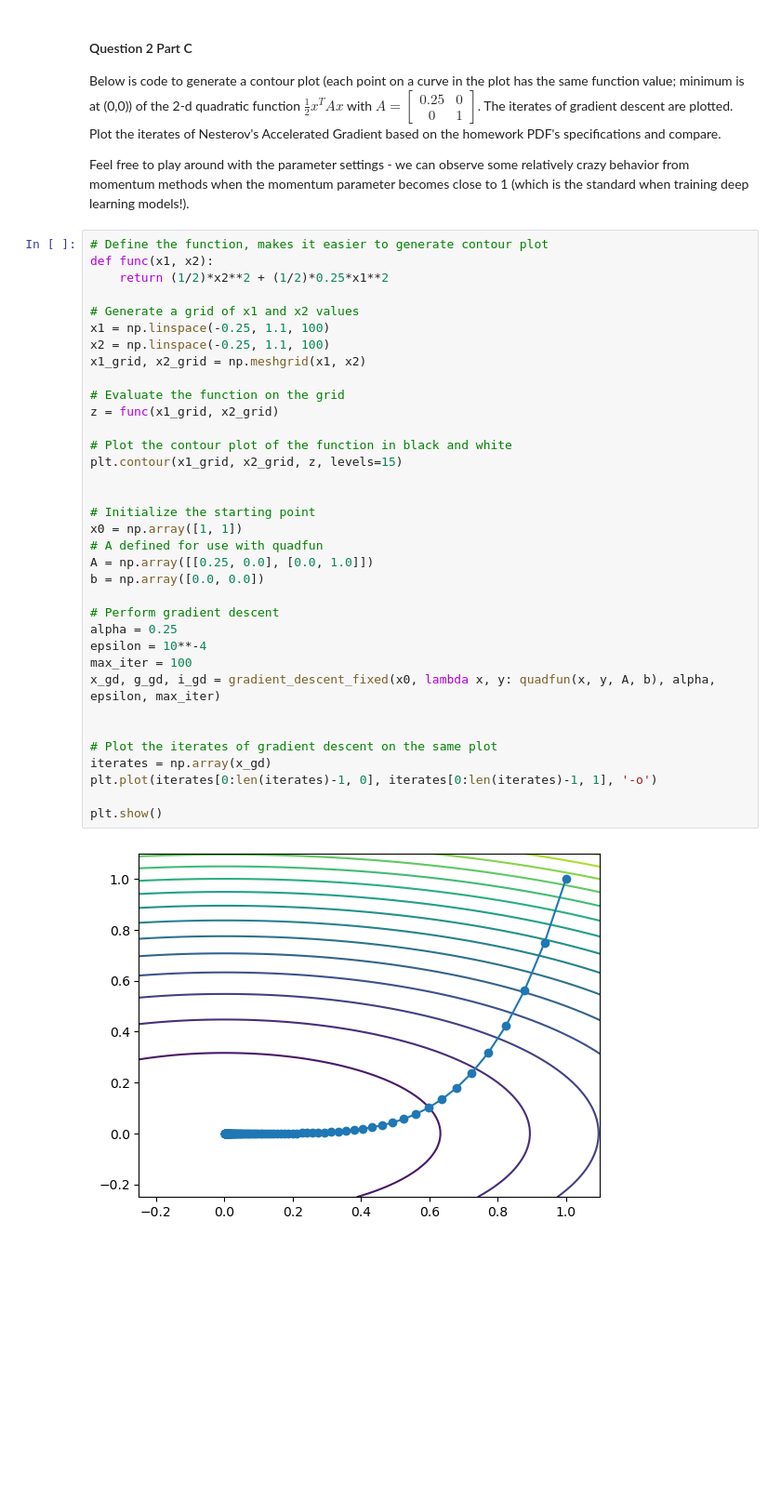
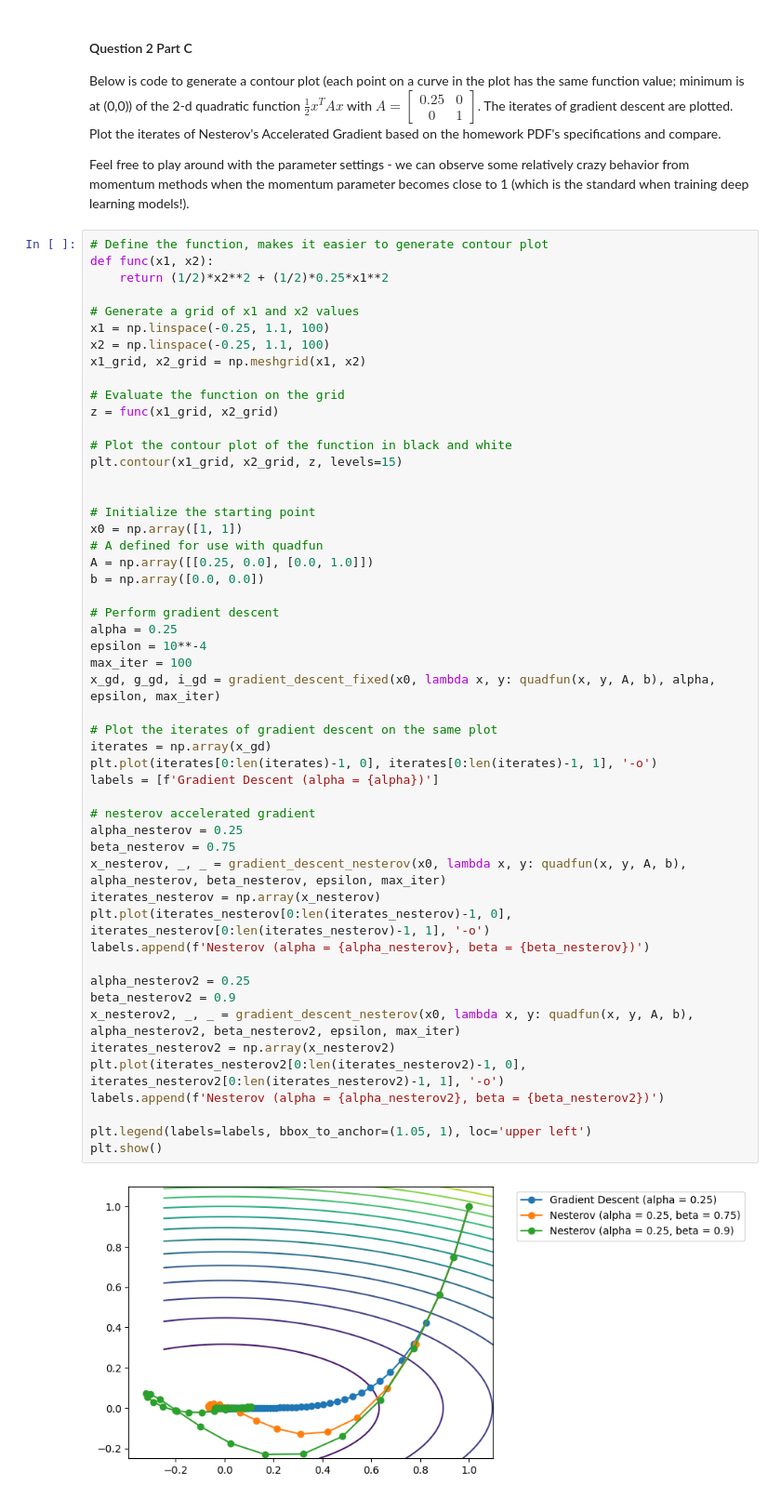
Before and after one commit to JoeLavond/STOR712, a Jupyter notebook: HW3_solution.ipynb, the cells around one changed output. Shown: that part at 93% size. Saved outputs shown, nothing was run; the diff lists cells and outputs as text; blank space fills up the shorter version.

```diff
--- a/HW3_solution.ipynb
+++ b/HW3_solution.ipynb
@@ -477,32 +478,48 @@ def func(x1, x2):
 # Generate a grid of x1 and x2 values
 x1 = np.linspace(-0.25, 1.1, 100)
 x2 = np.linspace(-0.25, 1.1, 100)
 x1_grid, x2_grid = np.meshgrid(x1, x2)
 
 # Evaluate the function on the grid
 z = func(x1_grid, x2_grid)
 
 # Plot the contour plot of the function in black and white
 plt.contour(x1_grid, x2_grid, z, levels=15)
 
 
 # Initialize the starting point
 x0 = np.array([1, 1])
 # A defined for use with quadfun
 A = np.array([[0.25, 0.0], [0.0, 1.0]])
 b = np.array([0.0, 0.0])
 
 # Perform gradient descent
 alpha = 0.25
 epsilon = 10**-4
 max_iter = 100
 x_gd, g_gd, i_gd = gradient_descent_fixed(x0, lambda x, y: quadfun(x, y, A, b), alpha, epsilon, max_iter)
 
-
 # Plot the iterates of gradient descent on the same plot
 iterates = np.array(x_gd)
 plt.plot(iterates[0:len(iterates)-1, 0], iterates[0:len(iterates)-1, 1], '-o')
+labels = [f'Gradient Descent (alpha = {alpha})']
 
+# nesterov accelerated gradient
+alpha_nesterov = 0.25
+beta_nesterov = 0.75
+x_nesterov, _, _ = gradient_descent_nesterov(x0, lambda x, y: quadfun(x, y, A, b), alpha_nesterov, beta_nesterov, epsilon, max_iter)
+iterates_nesterov = np.array(x_nesterov)
+plt.plot(iterates_nesterov[0:len(iterates_nesterov)-1, 0], iterates_nesterov[0:len(iterates_nesterov)-1, 1], '-o')
+labels.append(f'Nesterov (alpha = {alpha_nesterov}, beta = {beta_nesterov})')
+
+alpha_nesterov2 = 0.25
+beta_nesterov2 = 0.9
+x_nesterov2, _, _ = gradient_descent_nesterov(x0, lambda x, y: quadfun(x, y, A, b), alpha_nesterov2, beta_nesterov2, epsilon, max_iter)
+iterates_nesterov2 = np.array(x_nesterov2)
+plt.plot(iterates_nesterov2[0:len(iterates_nesterov2)-1, 0], iterates_nesterov2[0:len(iterates_nesterov2)-1, 1], '-o')
+labels.append(f'Nesterov (alpha = {alpha_nesterov2}, beta = {beta_nesterov2})')
+
+plt.legend(labels=labels, bbox_to_anchor=(1.05, 1), loc='upper left')
 plt.show()
 # %% [output]
-[figure, old version]
+[figure, new version]
```
Also changed, not shown: parts of 5 cells of this notebook.
